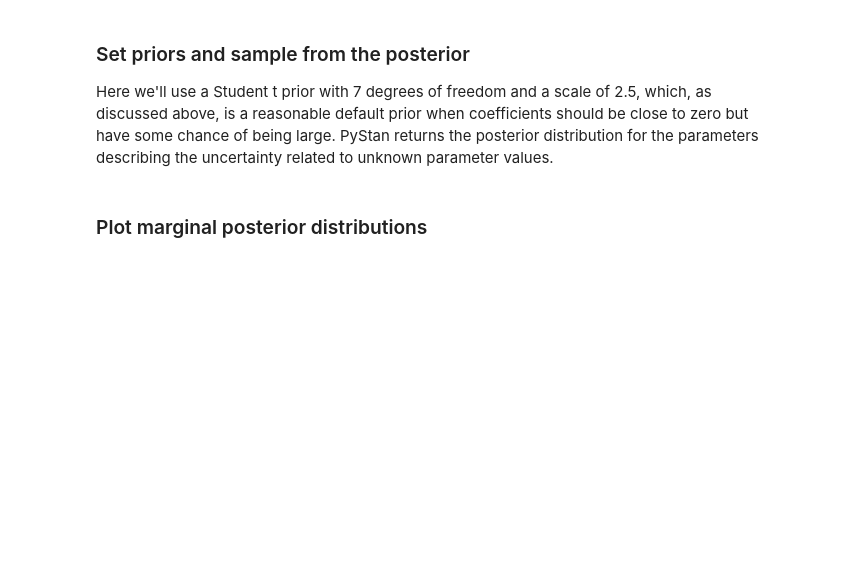
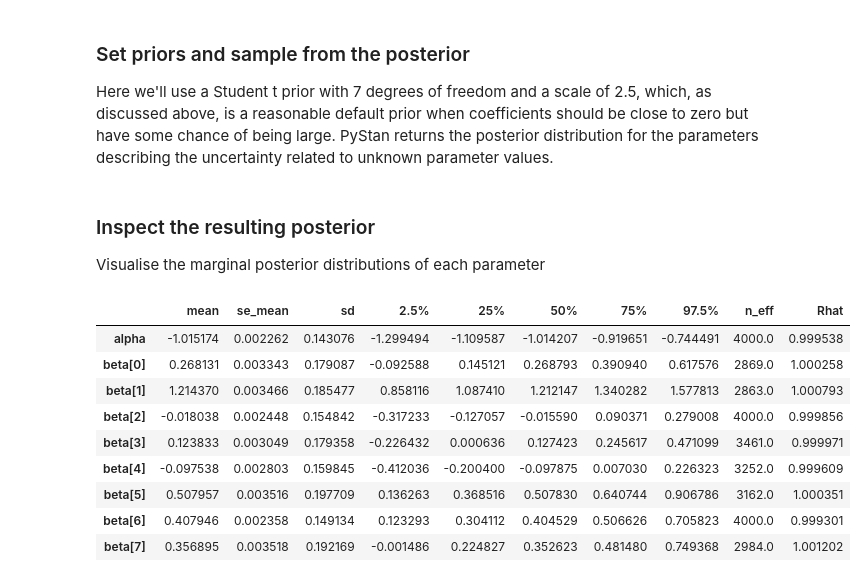
Before and after one commit to avehtari/BDA_py_demos, a Jupyter notebook: demos_pystan/diabetes.ipynb, the cells around one changed output. Cells and saved outputs as stored; diff of their text form; code cells hidden in the pictures; blank space fills up the shorter version.

```diff
--- a/demos_pystan/diabetes.ipynb
+++ b/demos_pystan/diabetes.ipynb
@@ -226,6 +220,28 @@ data = dict(
 )
 fit = model.sampling(data=data, seed=74749)
 samples = fit.extract(permuted=True)
-# %% [markdown]
-### Plot marginal posterior distributions
+# %% [markdown]
+### Inspect the resulting posterior
+
+Visualise the marginal posterior distributions of each parameter
+# %%
+# print summary of selected variables
+# use pandas data frame for layout
+summary = fit.summary(pars=['alpha', 'beta'])
+pd.DataFrame(
+    summary['summary'],
+    index=summary['summary_rownames'],
+    columns=summary['summary_colnames']
+)
+# %% [output]
+|  | mean | se_mean | sd | 2.5% | 25% | 50% | 75% | 97.5% | n_eff | Rhat |
+| alpha | -1.015174 | 0.002262 | 0.143076 | -1.299494 | -1.109587 | -1.014207 | -0.919651 | -0.744491 | 4000.0 | 0.999538 |
+| beta[0] | 0.268131 | 0.003343 | 0.179087 | -0.092588 | 0.145121 | 0.268793 | 0.390940 | 0.617576 | 2869.0 | 1.000258 |
+| beta[1] | 1.214370 | 0.003466 | 0.185477 | 0.858116 | 1.087410 | 1.212147 | 1.340282 | 1.577813 | 2863.0 | 1.000793 |
+| beta[2] | -0.018038 | 0.002448 | 0.154842 | -0.317233 | -0.127057 | -0.015590 | 0.090371 | 0.279008 | 4000.0 | 0.999856 |
+| beta[3] | 0.123833 | 0.003049 | 0.179358 | -0.226432 | 0.000636 | 0.127423 | 0.245617 | 0.471099 | 3461.0 | 0.999971 |
+| beta[4] | -0.097538 | 0.002803 | 0.159845 | -0.412036 | -0.200400 | -0.097875 | 0.007030 | 0.226323 | 3252.0 | 0.999609 |
+| beta[5] | 0.507957 | 0.003516 | 0.197709 | 0.136263 | 0.368516 | 0.507830 | 0.640744 | 0.906786 | 3162.0 | 1.000351 |
+| beta[6] | 0.407946 | 0.002358 | 0.149134 | 0.123293 | 0.304112 | 0.404529 | 0.506626 | 0.705823 | 4000.0 | 0.999301 |
+| beta[7] | 0.356895 | 0.003518 | 0.192169 | -0.001486 | 0.224827 | 0.352623 | 0.481480 | 0.749368 | 2984.0 | 1.001202 |
 # %%
```
Also changed, not shown: parts of 11 cells of this notebook, 1 other file.
